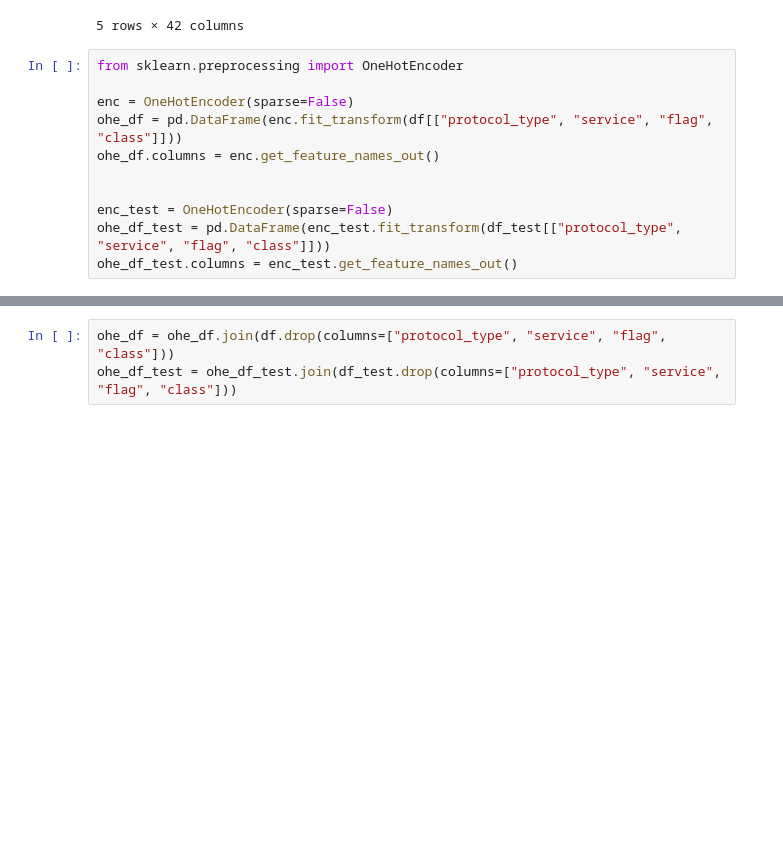
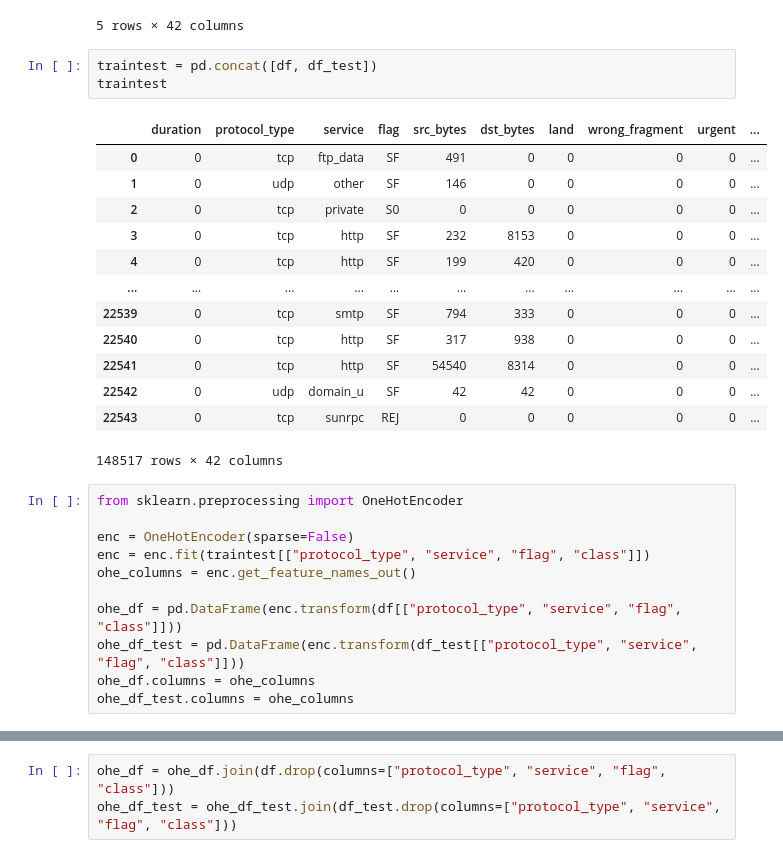
Before and after one commit to joshuapalicka/network-anomaly-detection, a Jupyter notebook: eda_preprocessing.ipynb, the cells around one changed output, grey strips where cells are left out. Drawn from its saved outputs; the diff is of its cells as text; blank space fills up the shorter version.

Commit message:
OHE includes all possible categories from train and test now
 Changes to be committed:
	modified:   data_OHE.csv
	modified:   eda_preprocessing.ipynb
	modified:   test_data_OHE.csv

```diff
--- a/eda_preprocessing.ipynb
+++ b/eda_preprocessing.ipynb
@@ -47,17 +47,34 @@ df.head()
 | 3 | 0 | tcp | http | SF | 232 | 8153 | 0 | 0 | 0 | ... |
 | 4 | 0 | tcp | http | SF | 199 | 420 | 0 | 0 | 0 | ... |
 5 rows × 42 columns
+# %%
+traintest = pd.concat([df, df_test])
+traintest
+# %% [output]
+|  | duration | protocol_type | service | flag | src_bytes | dst_bytes | land | wrong_fragment | urgent | ... |
+| 0 | 0 | tcp | ftp_data | SF | 491 | 0 | 0 | 0 | 0 | ... |
+| 1 | 0 | udp | other | SF | 146 | 0 | 0 | 0 | 0 | ... |
+| 2 | 0 | tcp | private | S0 | 0 | 0 | 0 | 0 | 0 | ... |
+| 3 | 0 | tcp | http | SF | 232 | 8153 | 0 | 0 | 0 | ... |
+| 4 | 0 | tcp | http | SF | 199 | 420 | 0 | 0 | 0 | ... |
+| ... | ... | ... | ... | ... | ... | ... | ... | ... | ... | ... |
+| 22539 | 0 | tcp | smtp | SF | 794 | 333 | 0 | 0 | 0 | ... |
+| 22540 | 0 | tcp | http | SF | 317 | 938 | 0 | 0 | 0 | ... |
+| 22541 | 0 | tcp | http | SF | 54540 | 8314 | 0 | 0 | 0 | ... |
+| 22542 | 0 | udp | domain_u | SF | 42 | 42 | 0 | 0 | 0 | ... |
+| 22543 | 0 | tcp | sunrpc | REJ | 0 | 0 | 0 | 0 | 0 | ... |
+148517 rows × 42 columns
 # %%
 from sklearn.preprocessing import OneHotEncoder
 
 enc = OneHotEncoder(sparse=False)
-ohe_df = pd.DataFrame(enc.fit_transform(df[["protocol_type", "service", "flag", "class"]]))
-ohe_df.columns = enc.get_feature_names_out()
+enc = enc.fit(traintest[["protocol_type", "service", "flag", "class"]])
+ohe_columns = enc.get_feature_names_out()
 
-
-enc_test = OneHotEncoder(sparse=False)
-ohe_df_test = pd.DataFrame(enc_test.fit_transform(df_test[["protocol_type", "service", "flag", "class"]]))
-ohe_df_test.columns = enc_test.get_feature_names_out()
+ohe_df = pd.DataFrame(enc.transform(df[["protocol_type", "service", "flag", "class"]]))
+ohe_df_test = pd.DataFrame(enc.transform(df_test[["protocol_type", "service", "flag", "class"]]))
+ohe_df.columns = ohe_columns
+ohe_df_test.columns = ohe_columns
 # %%
 enc.get_feature_names_out()
 # %% [output]
```
Also changed, not shown: parts of 2 cells of this notebook, 2 other files.
